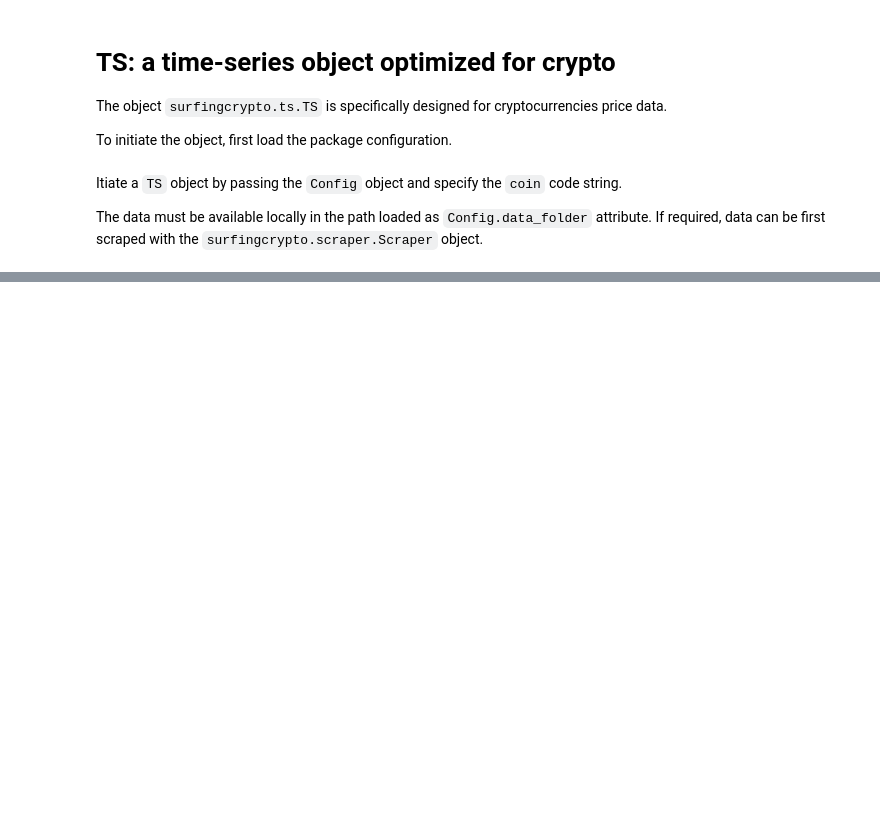
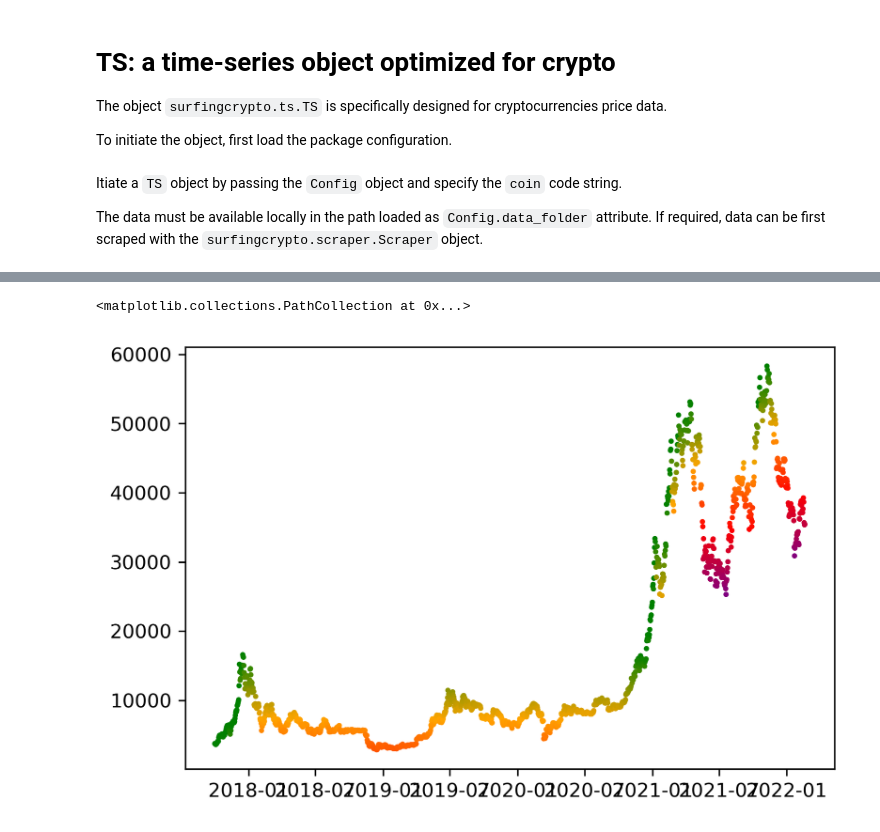
Before and after one commit to webclinic017/surfingcrypto, a Jupyter notebook: examples/ts.ipynb, the cells around one changed output, grey strips where cells are left out. Saved outputs shown, nothing was run; the diff lists cells and outputs as text; code cells hidden in the pictures; blank space fills up the shorter version.

Commit message:
cool ath images

```diff
--- a/examples/ts.ipynb
+++ b/examples/ts.ipynb
@@ -49,0 +47,14 @@ ts.df.loc[:,["Close"]]
+# %%
+import matplotlib
+from matplotlib.colors import LinearSegmentedColormap,Normalize
+cmap = LinearSegmentedColormap.from_list('colorbar', ['green',"orange","red",'purple'])
+# %%
+f,ax=matplotlib.pyplot.subplots(dpi=300)
+import numpy as np
+prova=ts.df.loc[:]
+norm=Normalize(vmin=prova['distance_ATH'].min(),vmax=prova['distance_ATH'].max())
+colors = [matplotlib.colors.rgb2hex(x) for x in cmap(norm(prova['distance_ATH']))]
+ax.scatter(prova.index,prova.Close,c=colors,s=3)
+# %% [output]
+<matplotlib.collections.PathCollection at 0x...>
+[figure, added]
```
Also changed, not shown: parts of 6 cells of this notebook, 3 other files.
